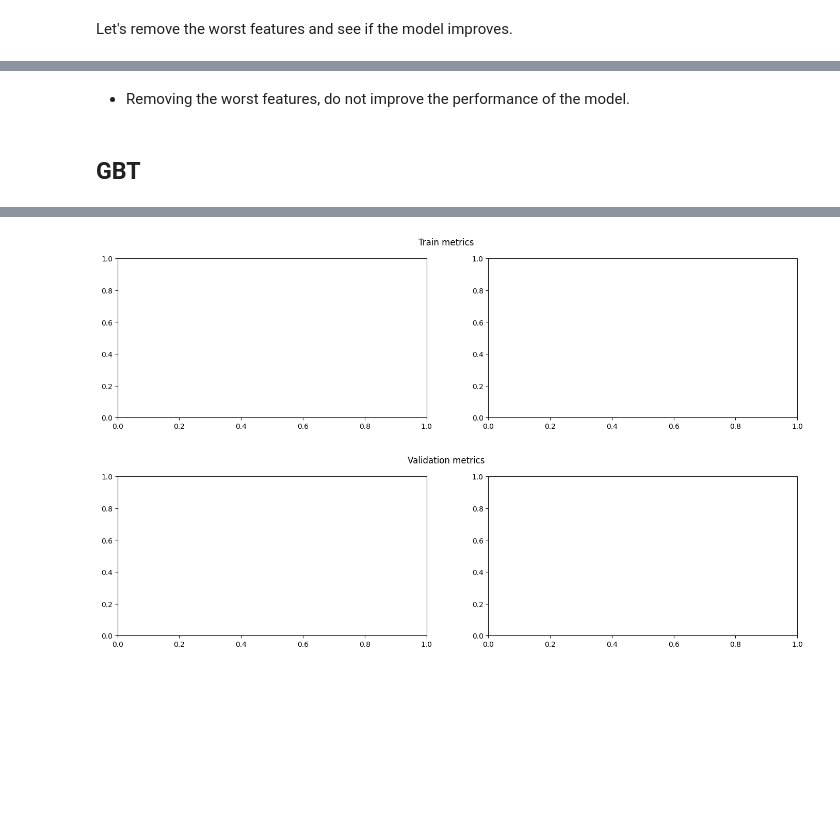
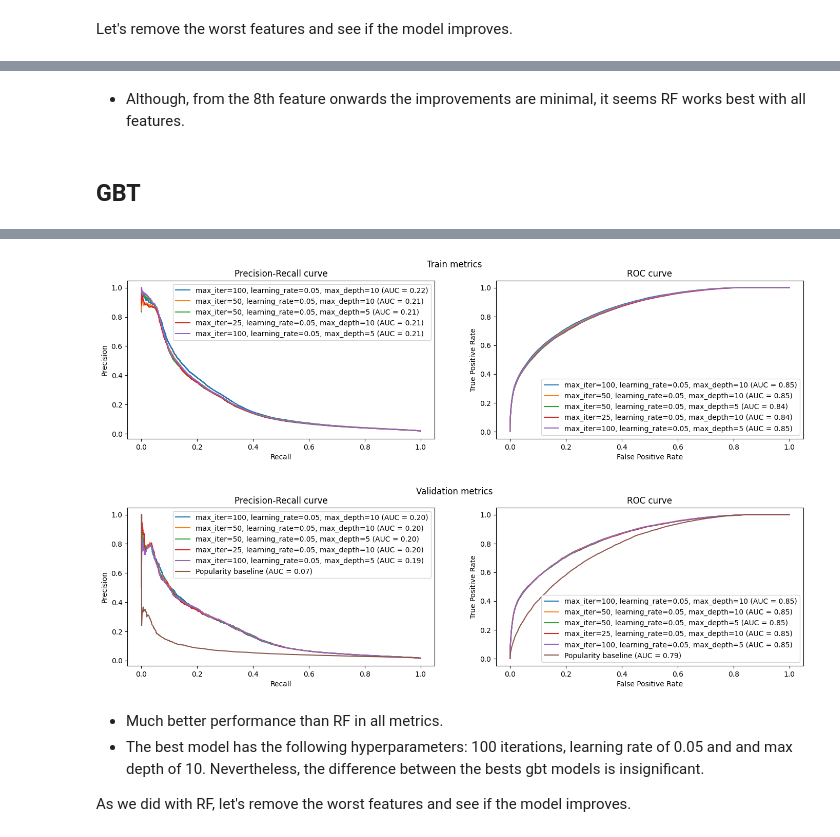
Before and after one commit to Alejandro-Andreo/zrive-ds, a Jupyter notebook: src/module_4/groceries_model_fitting.ipynb, the cells around one changed output, grey strips where cells are left out. Drawn from its saved outputs; the diff is of its cells as text; code cells hidden in the pictures; blank space fills up the shorter version.

```diff
--- a/src/module_4/groceries_model_fitting.ipynb
+++ b/src/module_4/groceries_model_fitting.ipynb
@@ -99,7 +109,11 @@ val_df = df_selected[(df_selected.order_date > train_val_cutoff) & (df_selected.
 test_df = df_selected[df_selected.order_date > val_test_cutoff]
 # %%
-def feature_label_split(df: pd.DataFrame, target: str) -> Tuple[pd.DataFrame, pd.Series]:
+def feature_label_split(
+    df: pd.DataFrame, target: str
+) -> Tuple[pd.DataFrame, pd.Series]:
     return df.drop(columns=[target]), df[target]
+
+
 X_train, y_train = feature_label_split(train_df, target)
 X_val, y_val = feature_label_split(val_df, target)
 X_test, y_test = feature_label_split(test_df, target)
@@ -207,12 +284,19 @@ rf.fit(X_train[train_cols], y_train)
 # %% [output]
 RandomForestClassifier(n_jobs=-1, random_state=0)
 # %%
-rf_importance_feautures = pd.DataFrame({"features": train_cols, "importance": rf.feature_importances_ }).sort_values("importance", ascending=False)
-sns.barplot(data=rf_importance_feautures, x="importance", y="features", hue="features")
+rf_importance_features = pd.DataFrame(
+    {"features": train_cols, "importance": rf.feature_importances_}
+).sort_values("importance", ascending=False)
+sns.barplot(data=rf_importance_features, x="importance", y="features", hue="features")
 # %% [output]
 <Axes: xlabel='importance', ylabel='features'>
 [figure]
 # %% [markdown]
 Let's remove the worst features and see if the model improves.
 # %%
-important_cols = rf_importance_feautures.features[:15].tolist()
+important_cols = (
+    rf_importance_features.sort_values("importance", ascending=False)
+    .features[:15]
+    .tolist()
+)
+important_cols
@@ -271,5 +399,5 @@ Text(0.5, 1.0, 'Average precision vs n_estimators')
-# %% [markdown]
-- Removing the worst features, do not improve the performance of the model.
+# %% [markdown]
+- Although, from the 8th feature onwards the improvements are minimal, it seems RF works best with all features.
 # %% [markdown]
 ## GBT
 # %%
@@ -280,13 +408,14 @@ train_log_loss = []
 val_log_loss = []
 train_avg_precision = []
 val_avg_precision = []
-model_performance=[]
+model_performance = []
 
 fig1, ax1 = plt.subplots(1, 2, figsize=(17, 4))
 fig1.suptitle("Train metrics")
 fig2, ax2 = plt.subplots(1, 2, figsize=(17, 4))
 fig2.suptitle("Validation metrics")
 
+time_start = time.time()
 for max_iter in max_iter:
     for learning_rate in lr:
         for depth in max_depth:
@@ -294,25 +423,40 @@ for max_iter in max_iter:
                 max_iter=max_iter,
                 learning_rate=learning_rate,
                 max_depth=depth,
-                random_state=0
+                random_state=0,
             )
             model.fit(X_train[train_cols], y_train)
             train_proba = model.predict_proba(X_train[train_cols])[:, 1]
             val_proba = model.predict_proba(X_val[train_cols])[:, 1]
-            train_avg_precision.append(average_precision_score(y_train, train_proba))
-            val_avg_precision.append(average_precision_score(y_val, val_proba))
-            train_log_loss.append(log_loss(y_train, train_proba))
-            val_log_loss.append(log_loss(y_val, val_proba))
-            model_performance.append({
-                'model': f"max_iter={max_iter}, learning_rate={learning_rate}, max_depth={depth}",
-                'train_log_loss': train_log_loss[-1],
-                'val_log_loss': val_log_loss[-1],
-                'train_avg_precision': train_avg_precision[-1],
-                'val_avg_precision': val_avg_precision[-1]
-            })
+            model_performance.append(
+                {
+                    "model": f"max_iter={max_iter}, learning_rate={learning_rate}, max_depth={depth}",
+                    "train_proba": train_proba,
+                    "val_proba": val_proba,
+                    "val_avg_precision": average_precision_score(y_val, val_proba),
+                }
+            )
+time_end = time.time()
+print(f"Training took {time_end - time_start:.2f} seconds")
 # Sort the models based on validation AP (descending, since higher AP is better)
-sorted_models = sorted(model_performance, key=lambda x: x['val_avg_precision'],reverse=True)
+sorted_models = sorted(
+    model_performance, key=lambda x: x["val_avg_precision"], reverse=True
+)
 print("Top 5 Models based on Validation Val AP:")
 for model_info in sorted_models[:5]:
-    print(f"{model_info['model']}: train log loss: {model_info['train_log_loss']:.3f}, val log loss: {model_info['val_log_loss']:.3f}, train AP: {model_info['train_avg_precision']:.3f}, val AP: {model_info['val_avg_precision']:.3f}")
+    calculate_metrics(
+        model_info["model"],
+        model_info["train_proba"],
+        y_train,
+        model_info["val_proba"],
+        y_val,
+    )
+    plot_metrics(model_info["model"], model_info["train_proba"], y_train, (fig1, ax1))
+    plot_metrics(model_info["model"], model_info["val_proba"], y_val, (fig2, ax2))
+plot_metrics(
+    "Popularity baseline",
+    y_pred=val_df["global_popularity"],
+    y_test=val_df[target],
+    figure=(fig2, ax2),
+)
 # %% [output]
@@ -325,2 +470,7 @@ max_iter=100, learning_rate=0.05, max_depth=5: train log loss: 0.061, val log lo
-[figure, old version]
+[figure, new version]
-[figure, old version]
+[figure, new version]
+# %% [markdown]
+- Much better performance than RF in all metrics.
+- The best model has the following hyperparameters: 100 iterations, learning rate of 0.05 and and max depth of 10. Nevertheless, the difference between the bests gbt models is insignificant.
+
+As we did with RF, let's remove the worst features and see if the model improves.
```
Also changed, not shown: parts of 23 cells of this notebook, 18 other files.
